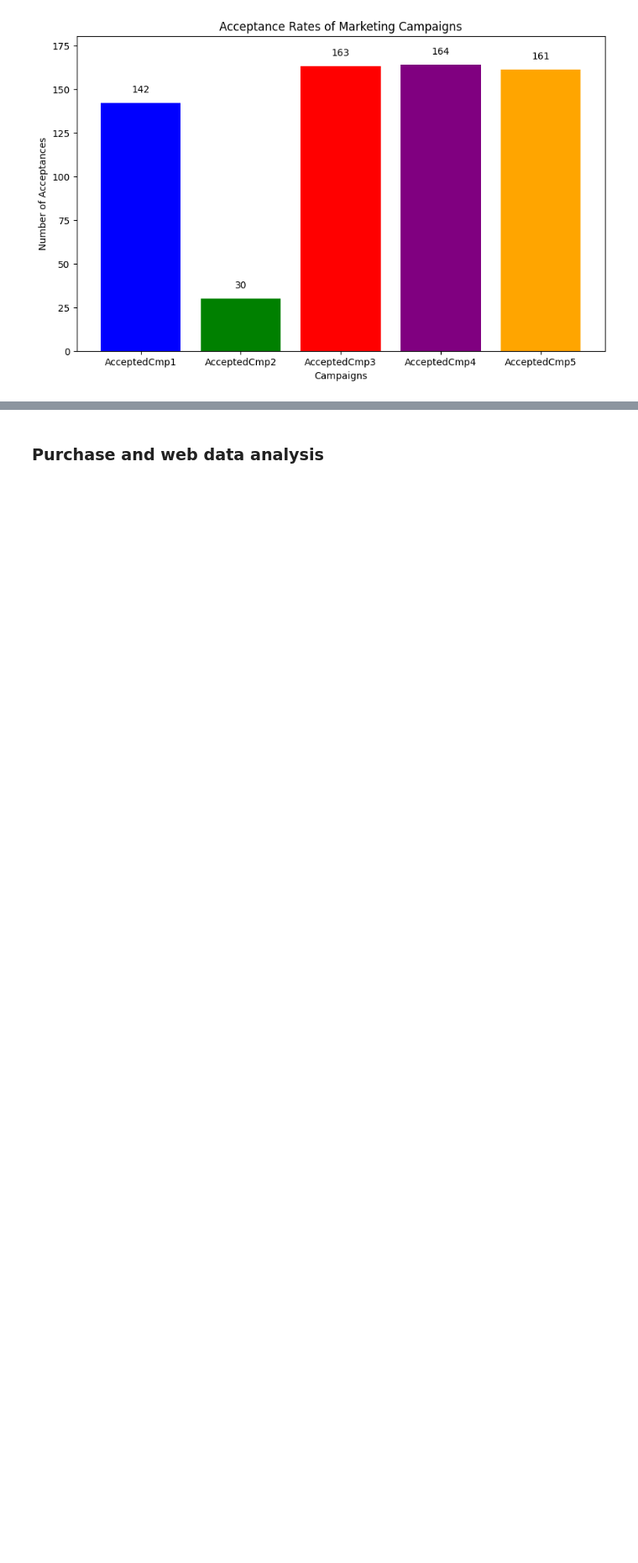
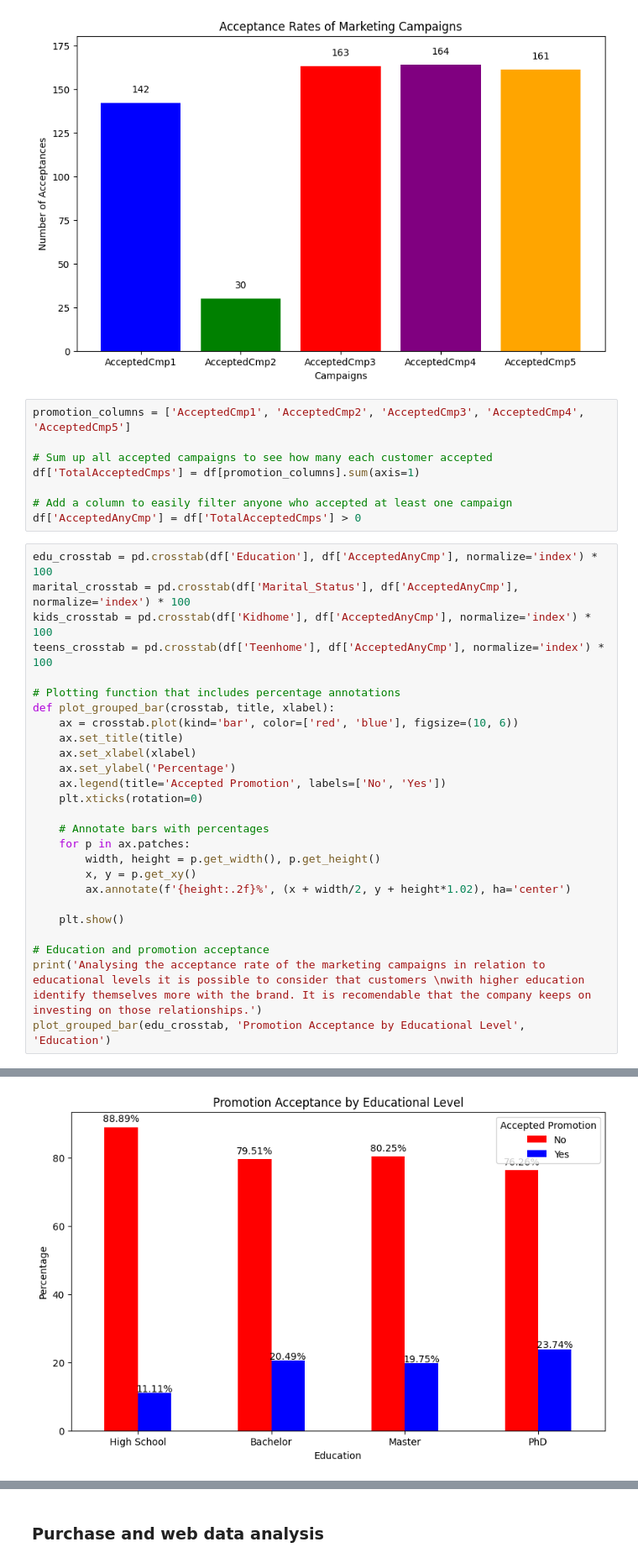
Before and after one commit to Barbosa6Andre/CustomerSegmentation_WineRetail, a Jupyter notebook: MarketingCampaignAnalysis.ipynb, the cells around one changed output, grey strips where cells are left out. Shown at 84% size. Drawn from its saved outputs; the diff is of its cells as text; blank space fills up the shorter version.

```diff
--- a/MarketingCampaignAnalysis.ipynb
+++ b/MarketingCampaignAnalysis.ipynb
@@ -823,3 +822,38 @@ It is possible to afirm there was something wrong with the second campaign.
 The following promotions seemed to pick up the numbers again and stabilize the acceptance rate.
 It is important to understand what went wrong with the previous campaigns and make sure to learn from those mistakes so they do not happen again.
 [figure]
+# %%
+promotion_columns = ['AcceptedCmp1', 'AcceptedCmp2', 'AcceptedCmp3', 'AcceptedCmp4', 'AcceptedCmp5']
+
+# Sum up all accepted campaigns to see how many each customer accepted
+df['TotalAcceptedCmps'] = df[promotion_columns].sum(axis=1)
+
+# Add a column to easily filter anyone who accepted at least one campaign
+df['AcceptedAnyCmp'] = df['TotalAcceptedCmps'] > 0
+# %%
+edu_crosstab = pd.crosstab(df['Education'], df['AcceptedAnyCmp'], normalize='index') * 100
+marital_crosstab = pd.crosstab(df['Marital_Status'], df['AcceptedAnyCmp'], normalize='index') * 100
+kids_crosstab = pd.crosstab(df['Kidhome'], df['AcceptedAnyCmp'], normalize='index') * 100
+teens_crosstab = pd.crosstab(df['Teenhome'], df['AcceptedAnyCmp'], normalize='index') * 100
+
+# Plotting function that includes percentage annotations
+def plot_grouped_bar(crosstab, title, xlabel):
+    ax = crosstab.plot(kind='bar', color=['red', 'blue'], figsize=(10, 6))
+    ax.set_title(title)
+    ax.set_xlabel(xlabel)
+    ax.set_ylabel('Percentage')
+    ax.legend(title='Accepted Promotion', labels=['No', 'Yes'])
+    plt.xticks(rotation=0)
+
+    # Annotate bars with percentages
+    for p in ax.patches:
+        width, height = p.get_width(), p.get_height()
+        x, y = p.get_xy()
+        ax.annotate(f'{height:.2f}%', (x + width/2, y + height*1.02), ha='center')
+
+    plt.show()
+
+# Education and promotion acceptance
+print('Analysing the acceptance rate of the marketing campaigns in relation to educational levels it is possible to consider that customers \nwith higher education identify themselves more with the brand. It is recomendable that the company keeps on investing on those relationships.')
+plot_grouped_bar(edu_crosstab, 'Promotion Acceptance by Educational Level', 'Education')
+# %% [output]
@@ -825,0 +862 @@ It is important to understand what went wrong with the previous campaigns and ma
+[figure, added]
```
Also changed, not shown: parts of 10 cells of this notebook.
